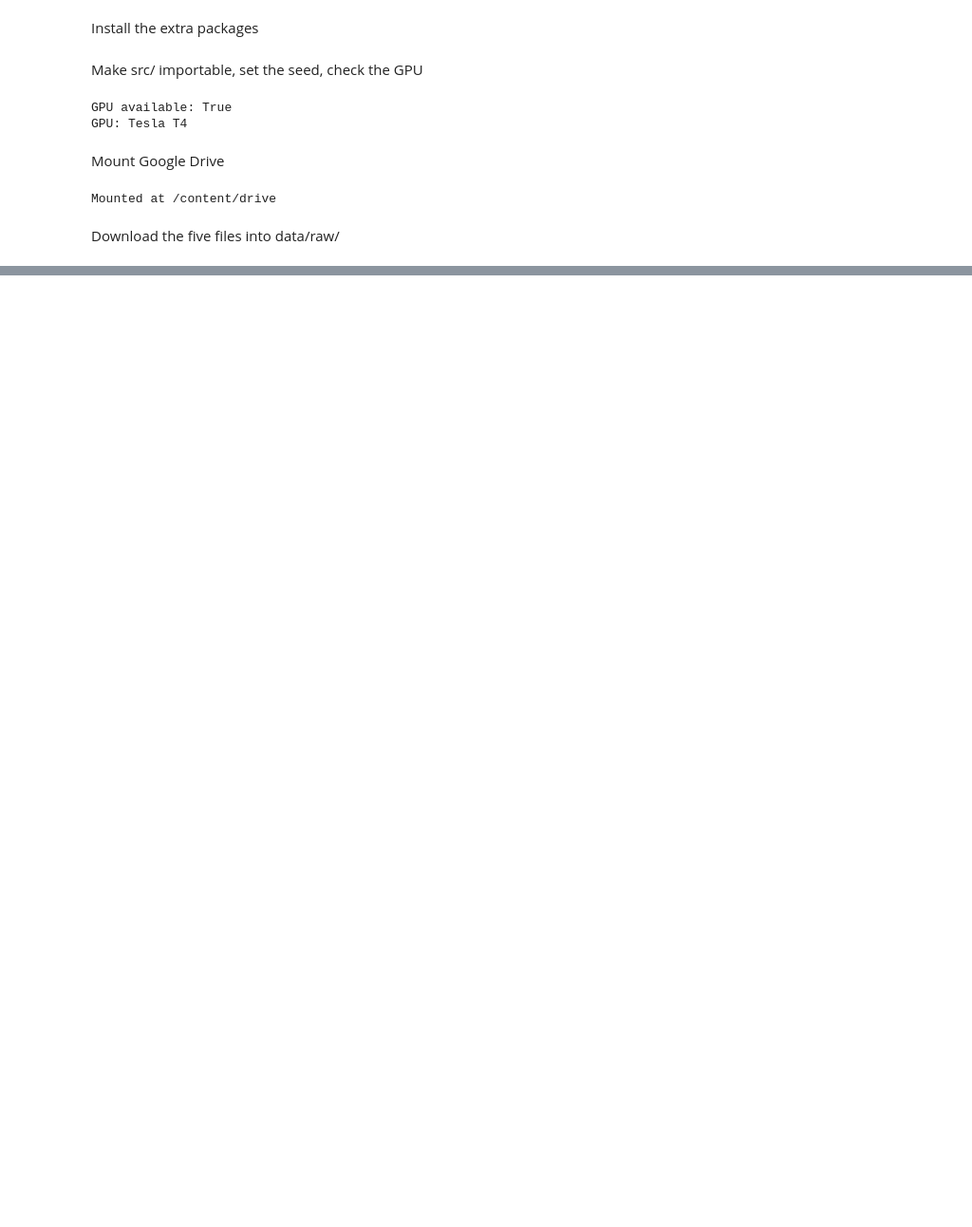
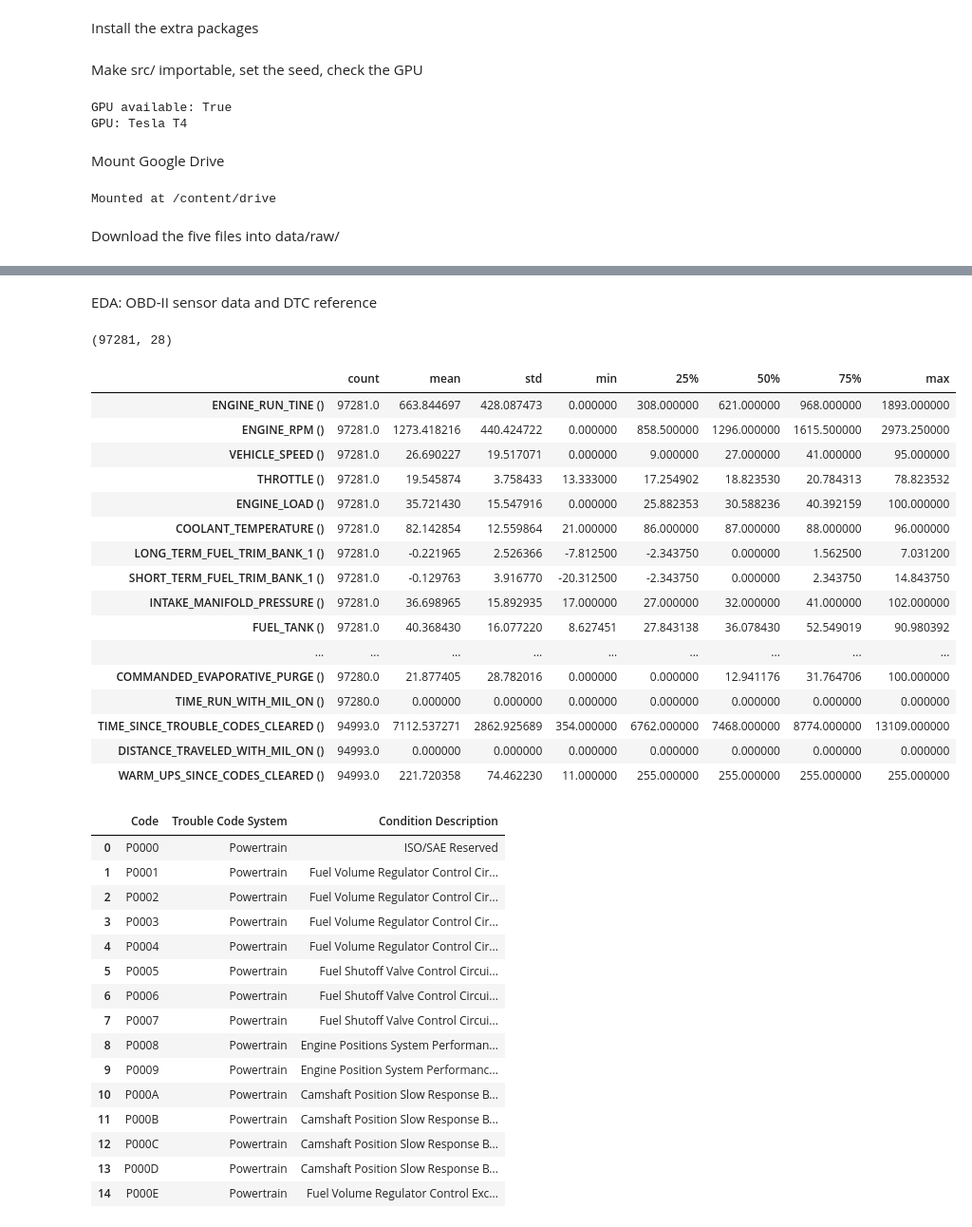
Before and after one commit to ShalakaEranga/DriveHealth-Comparative-Fault-Diagnosis-Using-Classical-vs-Deep-Learning-Methods, a Jupyter notebook: notebooks/01_eda.ipynb, the cells around one changed output, grey strips where cells are left out. Shown at 95% size. Cells and saved outputs as stored; diff of their text form; code cells hidden in the pictures; blank space fills up the shorter version.

```diff
--- a/notebooks/01_eda.ipynb
+++ b/notebooks/01_eda.ipynb
@@ -102,0 +111,17 @@ Files in data/raw:
+# %%
+import pandas as pd, glob, os
+pd.set_option("display.max_columns", 50)
+
+datasets = {}
+for path in sorted(glob.glob("data/raw/*.csv")):
+    name = os.path.splitext(os.path.basename(path))[0]
+    try:
+        d = pd.read_csv(path)
+    except UnicodeDecodeError:
+        d = pd.read_csv(path, encoding="latin-1")
+    datasets[name] = d
+
+    print("=" * 70)
+    print(name, "| shape:", d.shape)
+    print("columns:", list(d.columns))
+    display(d.head(3))
@@ -102,0 +339,42 @@ Files in data/raw:
+# %% [markdown]
+EDA: OBD-II sensor data and DTC reference
+# %%
+print(datasets["OBD_II_Combined_Live1_to_Live39"].shape)
+display(datasets["OBD_II_Combined_Live1_to_Live39"].describe().T)
+
+display(datasets["OBD2 Powertrain Diagnostic"].head(15))
+# %% [output]
+(97281, 28)
+|  | count | mean | std | min | 25% | 50% | 75% | max |
+| ENGINE_RUN_TINE () | 97281.0 | 663.844697 | 428.087473 | 0.000000 | 308.000000 | 621.000000 | 968.000000 | 1893.000000 |
+| ENGINE_RPM () | 97281.0 | 1273.418216 | 440.424722 | 0.000000 | 858.500000 | 1296.000000 | 1615.500000 | 2973.250000 |
+| VEHICLE_SPEED () | 97281.0 | 26.690227 | 19.517071 | 0.000000 | 9.000000 | 27.000000 | 41.000000 | 95.000000 |
+| THROTTLE () | 97281.0 | 19.545874 | 3.758433 | 13.333000 | 17.254902 | 18.823530 | 20.784313 | 78.823532 |
+| ENGINE_LOAD () | 97281.0 | 35.721430 | 15.547916 | 0.000000 | 25.882353 | 30.588236 | 40.392159 | 100.000000 |
+| COOLANT_TEMPERATURE () | 97281.0 | 82.142854 | 12.559864 | 21.000000 | 86.000000 | 87.000000 | 88.000000 | 96.000000 |
+| LONG_TERM_FUEL_TRIM_BANK_1 () | 97281.0 | -0.221965 | 2.526366 | -7.812500 | -2.343750 | 0.000000 | 1.562500 | 7.031200 |
+| SHORT_TERM_FUEL_TRIM_BANK_1 () | 97281.0 | -0.129763 | 3.916770 | -20.312500 | -2.343750 | 0.000000 | 2.343750 | 14.843750 |
+| INTAKE_MANIFOLD_PRESSURE () | 97281.0 | 36.698965 | 15.892935 | 17.000000 | 27.000000 | 32.000000 | 41.000000 | 102.000000 |
+| FUEL_TANK () | 97281.0 | 40.368430 | 16.077220 | 8.627451 | 27.843138 | 36.078430 | 52.549019 | 90.980392 |
+| ... | ... | ... | ... | ... | ... | ... | ... | ... |
+| COMMANDED_EVAPORATIVE_PURGE () | 97280.0 | 21.877405 | 28.782016 | 0.000000 | 0.000000 | 12.941176 | 31.764706 | 100.000000 |
+| TIME_RUN_WITH_MIL_ON () | 97280.0 | 0.000000 | 0.000000 | 0.000000 | 0.000000 | 0.000000 | 0.000000 | 0.000000 |
+| TIME_SINCE_TROUBLE_CODES_CLEARED () | 94993.0 | 7112.537271 | 2862.925689 | 354.000000 | 6762.000000 | 7468.000000 | 8774.000000 | 13109.000000 |
+| DISTANCE_TRAVELED_WITH_MIL_ON () | 94993.0 | 0.000000 | 0.000000 | 0.000000 | 0.000000 | 0.000000 | 0.000000 | 0.000000 |
+| WARM_UPS_SINCE_CODES_CLEARED () | 94993.0 | 221.720358 | 74.462230 | 11.000000 | 255.000000 | 255.000000 | 255.000000 | 255.000000 |
+|  | Code | Trouble Code System | Condition Description |
+| 0 | P0000 | Powertrain | ISO/SAE Reserved |
+| 1 | P0001 | Powertrain | Fuel Volume Regulator Control Cir... |
+| 2 | P0002 | Powertrain | Fuel Volume Regulator Control Cir... |
+| 3 | P0003 | Powertrain | Fuel Volume Regulator Control Cir... |
+| 4 | P0004 | Powertrain | Fuel Volume Regulator Control Cir... |
+| 5 | P0005 | Powertrain | Fuel Shutoff Valve Control Circui... |
+| 6 | P0006 | Powertrain | Fuel Shutoff Valve Control Circui... |
+| 7 | P0007 | Powertrain | Fuel Shutoff Valve Control Circui... |
+| 8 | P0008 | Powertrain | Engine Positions System Performan... |
+| 9 | P0009 | Powertrain | Engine Position System Performanc... |
+| 10 | P000A | Powertrain | Camshaft Position Slow Response B... |
+| 11 | P000B | Powertrain | Camshaft Position Slow Response B... |
+| 12 | P000C | Powertrain | Camshaft Position Slow Response B... |
+| 13 | P000D | Powertrain | Camshaft Position Slow Response B... |
+| 14 | P000E | Powertrain | Fuel Volume Regulator Control Exc... |
```
Also changed, not shown: parts of 15 cells of this notebook.
